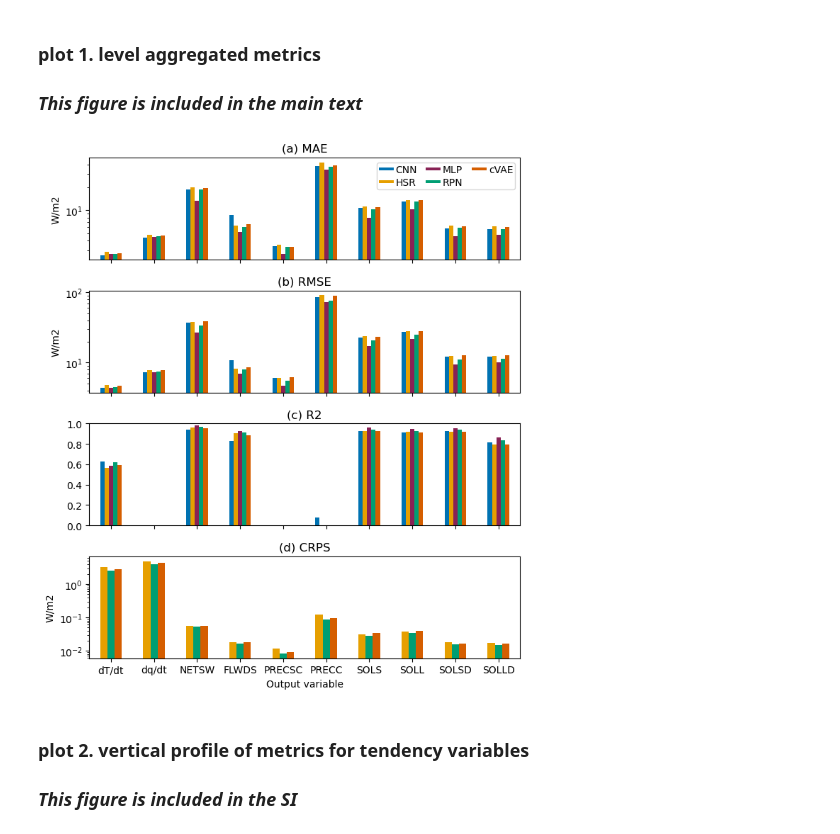
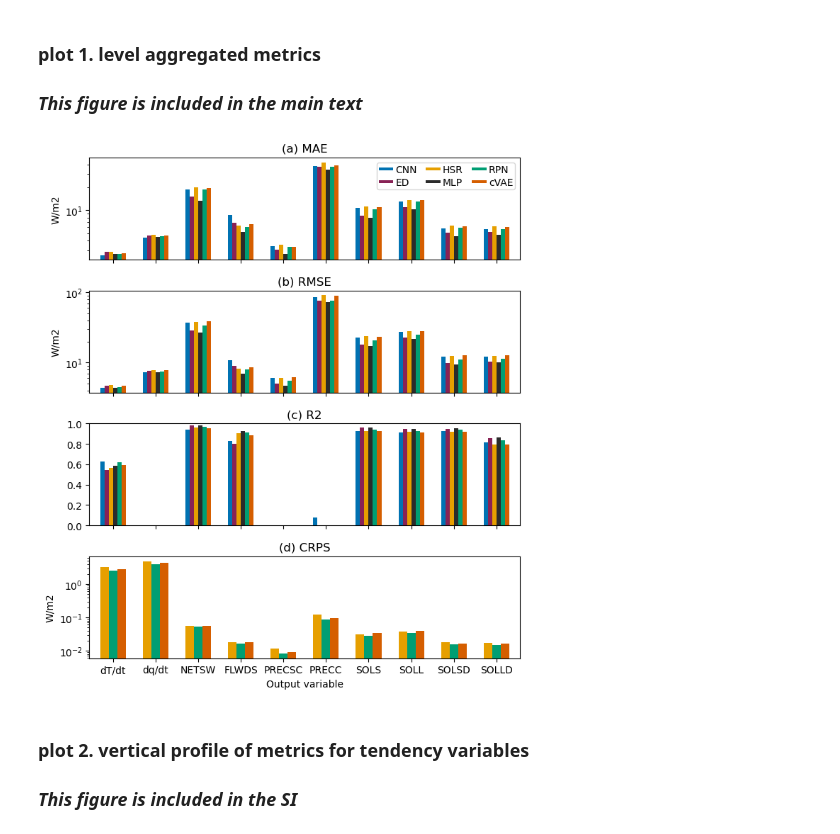
Before and after one commit to leap-stc/ClimSim, a Jupyter notebook: metrics_and_figures/ClimSim_metrics.ipynb, the cells around one changed output. Cells and saved outputs as stored; diff of their text form; code cells hidden in the pictures.

```diff
--- a/metrics_and_figures/ClimSim_metrics.ipynb
+++ b/metrics_and_figures/ClimSim_metrics.ipynb
@@ -35,25 +35,25 @@ FN_MODEL_OUTPUT = {'MLP':  './model_outputs/001_backup_phase-7_retrained_models_
 # %%
 # model name
 # (model name is used for the output)
-model_name = 'MLP'
+model_name = 'ED'
 
 # input of validation dataset (npy)
-fn_x_true = '../../npy_data_conversion/npy_files/val_input_stride6.npy'
+fn_x_true = '../npy_data_conversion/npy_files/val_input_stride6.npy'
 
 # true output of validation dataset (npy)
-fn_y_true = '../../npy_data_conversion/npy_files/val_target_stride6.npy'
+fn_y_true = '../npy_data_conversion/npy_files/val_target_stride6.npy'
 
 # Model predicted output of varlidation dataset (npy)
 fn_y_pred = FN_MODEL_OUTPUT[model_name]
 
 # model grid information (nc)
-fn_grid = '../../misc/E3SM-MMF_ne4_grid-info.nc'
+fn_grid = '../grid_info/E3SM-MMF_ne4_grid-info.orig.nc'
 
 # normalization scale factors (nc)
-fn_mli_mean  = '../../norm_factors/mli_mean.nc'
-fn_mli_min   = '../../norm_factors/mli_min.nc'
-fn_mli_max   = '../../norm_factors/mli_max.nc'
-fn_mlo_scale = '../../norm_factors/mlo_scale.nc'
+fn_mli_mean  = '../norm_factors/mli_mean.nc'
+fn_mli_min   = '../norm_factors/mli_min.nc'
+fn_mli_max   = '../norm_factors/mli_max.nc'
+fn_mlo_scale = '../norm_factors/mlo_scale.nc'
 
 # fn_save_output
 fn_save_metrics = f'./metrics/{model_name}.metrics.csv'
@@ -376,6 +388,7 @@ fn_metrics = {'CNN':  './metrics/CNN.metrics.lev-avg.csv',
               'RPN':  './metrics/RPN.metrics.lev-avg.csv',
               'cVAE': './metrics/cVAE.metrics.lev-avg.csv',
               'HSR':  './metrics/HSR.metrics.lev-avg.csv',
+              'ED':  './metrics/ED.metrics.lev-avg.csv',
              }
 
 # file names for saved metrics (from C-1)
@@ -384,15 +397,17 @@ fn_metrics_stacked = {'CNN':  './metrics/CNN.metrics.csv',
                       'RPN':  './metrics/RPN.metrics.csv',
                       'cVAE': './metrics/cVAE.metrics.csv',
                       'HSR':  './metrics/HSR.metrics.csv',
+                      'ED':  './metrics/ED.metrics.csv',
                      }
 
 # assign bar colors
 # https://davidmathlogic.com/colorblind/#%23000000-%23E69F00-%2356B4E9-%23009E73-%23F0E442-%230072B2-%23D55E00-%23CC79A7
 lc_model = {'CNN':  '#0072B2',
             'HSR':  '#E69F00',
-            'MLP':  '#882255',
+            'MLP':  '#2B2B2B', #'#882255',
             'RPN':  '#009E73',
             'cVAE': '#D55E00',
+            'ED':   '#882255' #'#56B4E9'
            }
 
 # variable short name
@@ -424,7 +439,8 @@ fn_crps = {'RPN':  './metrics_crps/RPN_CRPS.npy',
 ### *This figure is included in the main text*
 # %%
 # ordering models in a plot
-plot_this_models = ['CNN','HSR','MLP','RPN','cVAE']
+plot_this_models = ['CNN', 'ED', 'HSR','MLP','RPN','cVAE']
+plot_this_models_crps = ['HSR', 'RPN', 'cVAE']
 
 # which metrics to plot?
 plot_this_metrics = ['MAE', 'RMSE', 'R2', 'CRPS']
@@ -451,9 +467,9 @@ for kmodel in plot_this_models:
 PLOTDATA_by_METRIC = {}
 for kmetric in plot_this_metrics:
     if kmetric in ['CRPS']:
-        k_plot_this_models = ['HSR', 'RPN', 'cVAE']
+        k_plot_this_models = plot_this_models_crps
     if kmetric in ['MAE', 'R2', 'RMSE']:
-        k_plot_this_models = ['CNN','HSR','MLP','RPN','cVAE']
+        k_plot_this_models = plot_this_models
     PLOTDATA_by_METRIC[kmetric] = pd.DataFrame([PLOTDATA[kmodel][kmetric] for kmodel in k_plot_this_models],
                                                index=k_plot_this_models
                                               )
@@ -469,38 +485,38 @@ for k, kmetric in enumerate(plot_this_metrics):
     plotdata = plotdata.rename(columns=var_short_name)
     plotdata = plotdata.transpose()
     plotdata.plot.bar(color = [lc_model[kmodel] for kmodel in plotdata.keys()],
-                      # width = .2,
+                      width = .6,
                       legend = False,
                       ax=ax)
 
     ax.set_title(f'({abc[k]}) {kmetric}')
     ax.set_xlabel('Output variable')
     ax.set_xticklabels(plotdata.index, rotation=0, ha='center')
 
 
 
     # no units for R2
     if kmetric != 'R2':
         ax.set_ylabel('W/m2')
 
     # not plotting negative R2 values
     if kmetric == 'R2':
         ax.set_ylim(0,1)
 
     # log y scale
     if kmetric != 'R2':
         ax.set_yscale('log')
 
     fig.set_size_inches(7, 8)
 
 _ax[0].legend(ncols=3, columnspacing=.9, labelspacing=.3,
               handleheight=.07, handlelength=1.5, handletextpad=.2,
               borderpad=.2,
               loc='upper right')
 
 fig.tight_layout()
 # %% [output]
-[figure, old version]
+[figure, new version]
 # %% [markdown]
 ### plot 2. vertical profile of metrics for tendency variables
 ### *This figure is included in the SI*
```
Also changed, not shown: parts of 15 cells of this notebook.
